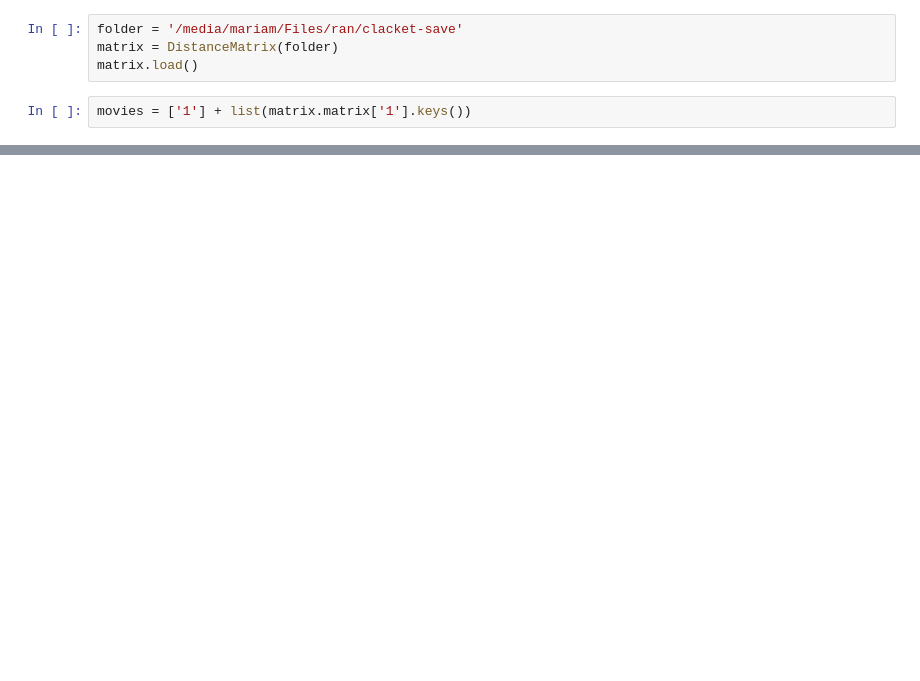
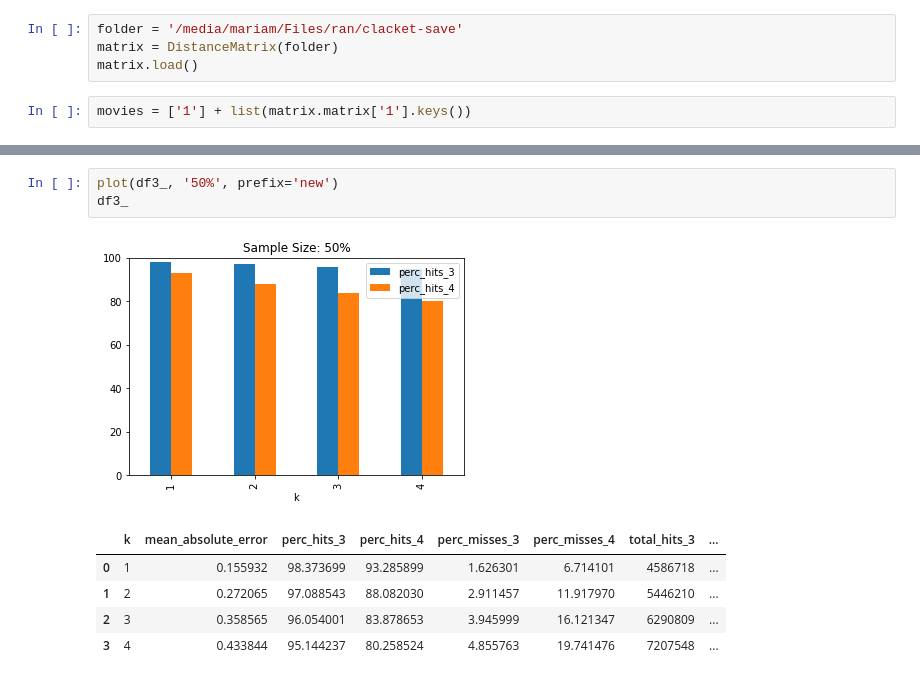
Before and after one commit to Clacket/clacket, a Jupyter notebook: prediction_lab.ipynb, the cells around one changed output, grey strips where cells are left out. Saved outputs shown, nothing was run; the diff lists cells and outputs as text; blank space fills up the shorter version.

```diff
--- a/prediction_lab.ipynb
+++ b/prediction_lab.ipynb
@@ -160,0 +275,10 @@ df4
+# %%
+plot(df3_, '50%', prefix='new')
+df3_
+# %% [output]
+[figure, added]
+|  | k | mean_absolute_error | perc_hits_3 | perc_hits_4 | perc_misses_3 | perc_misses_4 | total_hits_3 | ... |
+| 0 | 1 | 0.155932 | 98.373699 | 93.285899 | 1.626301 | 6.714101 | 4586718 | ... |
+| 1 | 2 | 0.272065 | 97.088543 | 88.082030 | 2.911457 | 11.917970 | 5446210 | ... |
+| 2 | 3 | 0.358565 | 96.054001 | 83.878653 | 3.945999 | 16.121347 | 6290809 | ... |
+| 3 | 4 | 0.433844 | 95.144237 | 80.258524 | 4.855763 | 19.741476 | 7207548 | ... |
```
Also changed, not shown: parts of 46 cells of this notebook, 45 other files.
